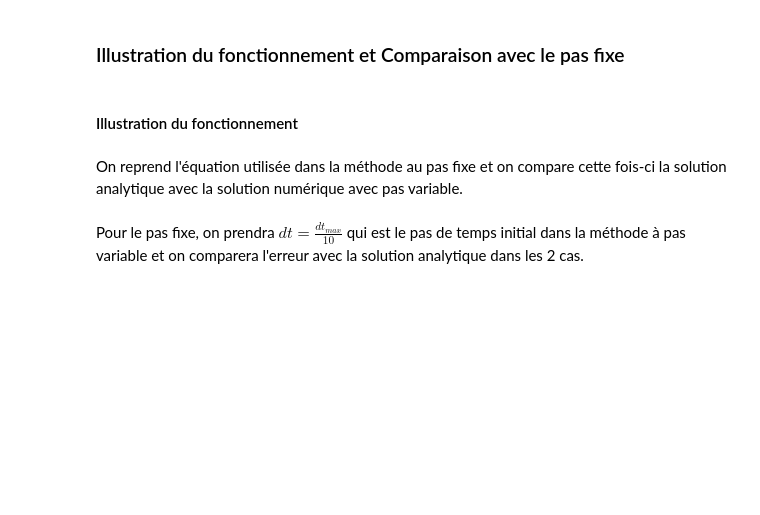
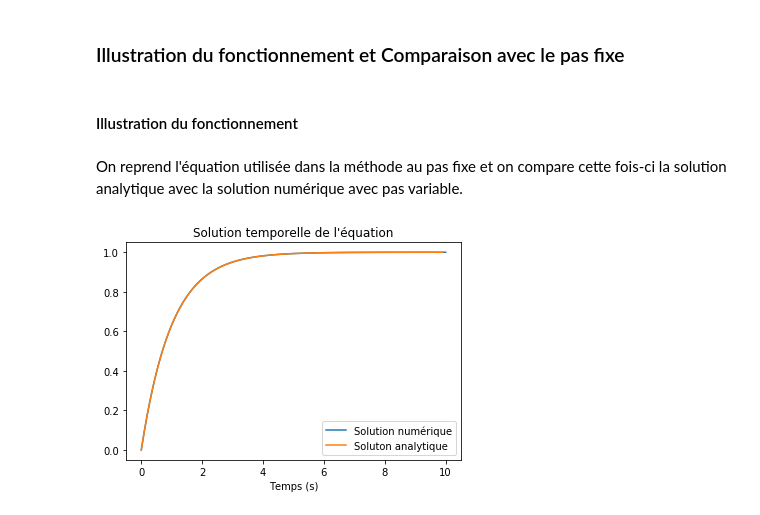
Before and after one commit to ValentinFenoux/Maths-Projet2, a Jupyter notebook: Projet-Math-2.ipynb, the cells around one changed output. Drawn from its saved outputs; the diff is of its cells as text; code cells hidden in the pictures; blank space fills up the shorter version.

```diff
--- a/Projet-Math-2.ipynb
+++ b/Projet-Math-2.ipynb
@@ -215,8 +215,8 @@ def solve_ivp_euler_explicit_variable_step(f, t0, x0, t_f, dtmin = 1e-16, dtmax
         while ti < dtmax:
             t_next, ti_next, x_next = t + dt, ti + dt, x + dt * f(x) # On applique ici le schéma d'Euler
             x_back = x_next - dt * f(x_next)
-            ratio_abs_error = atol / (linalg.norm(x_back-x)/2)
-            dt = 0.9 * dt * sqrt(ratio_abs_error) # On prend un pas de temps légèrement inférieur à t_new, marge de sécurité
+            ratio_abs_error = atol / (np.linalg.norm(x_back-x)/2)
+            dt = 0.9 * dt * np.sqrt(ratio_abs_error) # On prend un pas de temps légèrement inférieur à t_new, marge de sécurité
             if dt < dtmin:  # On sort de la boucle si le pas de temps est trop faible
                 raise ValueError("Time step below minimum")
             elif dt > dtmax/2:
@@ -224,10 +224,10 @@ def solve_ivp_euler_explicit_variable_step(f, t0, x0, t_f, dtmin = 1e-16, dtmax
             t, ti, x = t_next, ti_next, x_next
         dt2DT = dtmax - ti # time left to dtmax
         t_next, ti_next, x_next = t + dt2DT, 0, x + dt2DT * f(x) # Application du schéma d'Euler
-        ts = vstack([ts,t_next])
-        xs = vstack([xs,x_next])
+        ts = np.vstack([ts,t_next])
+        xs = np.vstack([xs,x_next])
         t, ti, x = t_next, ti_next, x_next
-    return (ts, xs.T)
+    return (ts, xs)
 # %% [markdown]
 ### Fonctionnement du solveur
 # %% [markdown]
@@ -243,2 +241,12 @@ tnum,xnum
-# %% [markdown]
-Pour le pas fixe, on prendra $dt = \frac{dt_{max}}{10}$ qui est le pas de temps initial dans la méthode à pas variable et on comparera l'erreur avec la solution analytique dans les 2 cas.
+# %%
+t_var,x_var = solve_ivp_euler_explicit_variable_step(f, 0, 0, Tlim)
+
+# Affichage des résultats
+plt.plot(t_var, x_var, label='Solution numérique')
+plt.plot(t_lit,x_lit, label='Soluton analytique')
+plt.xlabel('Temps (s)')
+plt.title("Solution temporelle de l'équation")
+plt.legend()
+plt.show()
+# %% [output]
+[figure, added]
```
Also changed, not shown: parts of 8 cells of this notebook.
